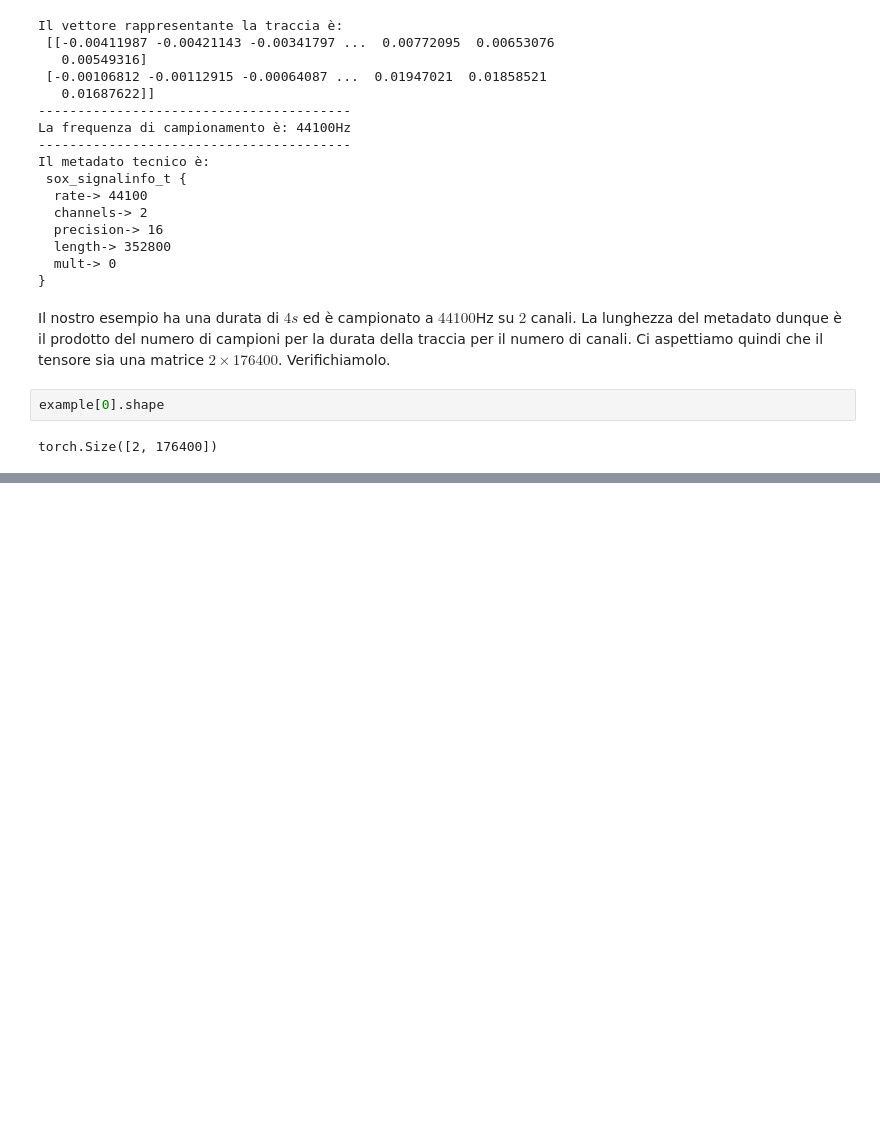
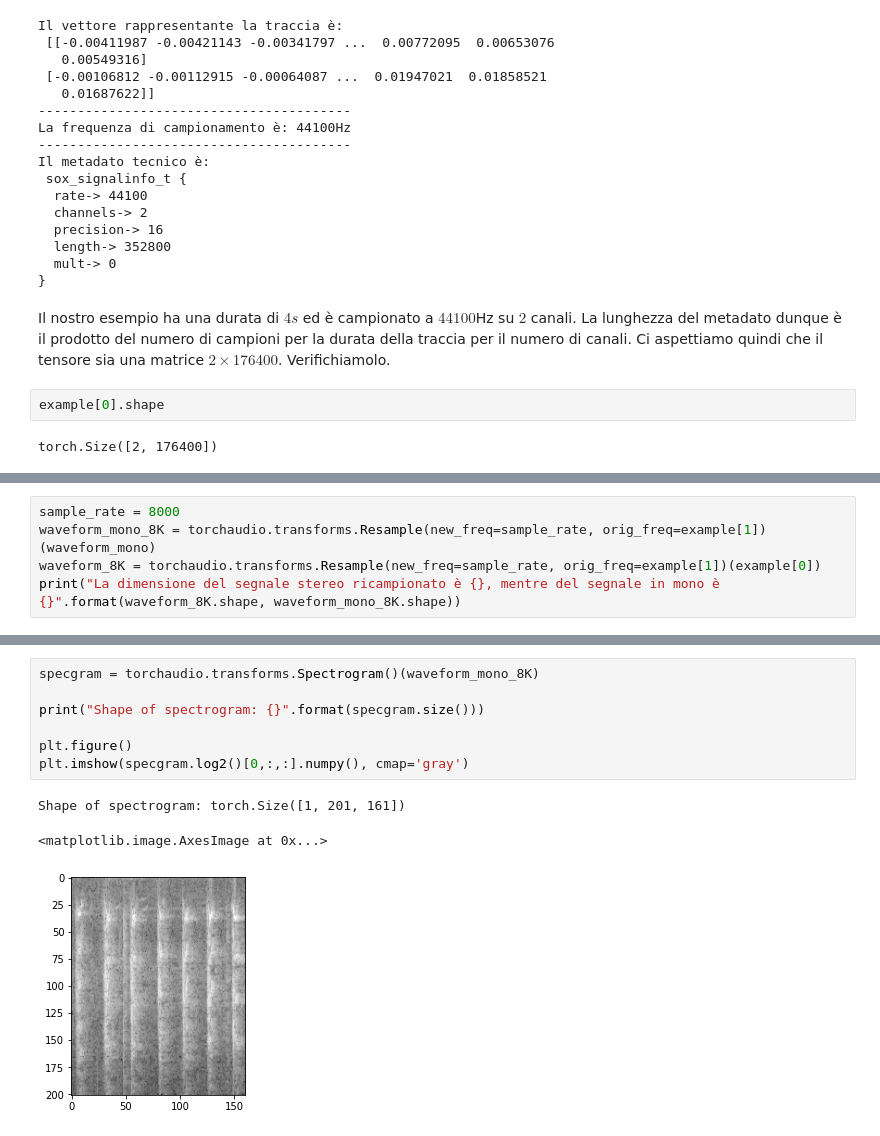
Before and after one commit to CodingTomo/TE-UrbanSound8K, a Jupyter notebook: TE_UrbanSound8K.ipynb, the cells around one changed output, grey strips where cells are left out. Drawn from its saved outputs; the diff is of its cells as text; blank space fills up the shorter version.

```diff
--- a/TE_UrbanSound8K.ipynb
+++ b/TE_UrbanSound8K.ipynb
@@ -110,0 +111,5 @@ torch.Size([1, 176400])
+# %%
+sample_rate = 8000
+waveform_mono_8K = torchaudio.transforms.Resample(new_freq=sample_rate, orig_freq=example[1])(waveform_mono)
+waveform_8K = torchaudio.transforms.Resample(new_freq=sample_rate, orig_freq=example[1])(example[0])
+print("La dimensione del segnale stereo ricampionato è {}, mentre del segnale in mono è {}".format(waveform_8K.shape, waveform_mono_8K.shape))
@@ -110,0 +131,11 @@ torch.Size([1, 176400])
+# %%
+specgram = torchaudio.transforms.Spectrogram()(waveform_mono_8K)
+
+print("Shape of spectrogram: {}".format(specgram.size()))
+
+plt.figure()
+plt.imshow(specgram.log2()[0,:,:].numpy(), cmap='gray')
+# %% [output]
+Shape of spectrogram: torch.Size([1, 201, 161])
+<matplotlib.image.AxesImage at 0x...>
+[figure, added]
```
Also changed, not shown: parts of 10 cells of this notebook.
